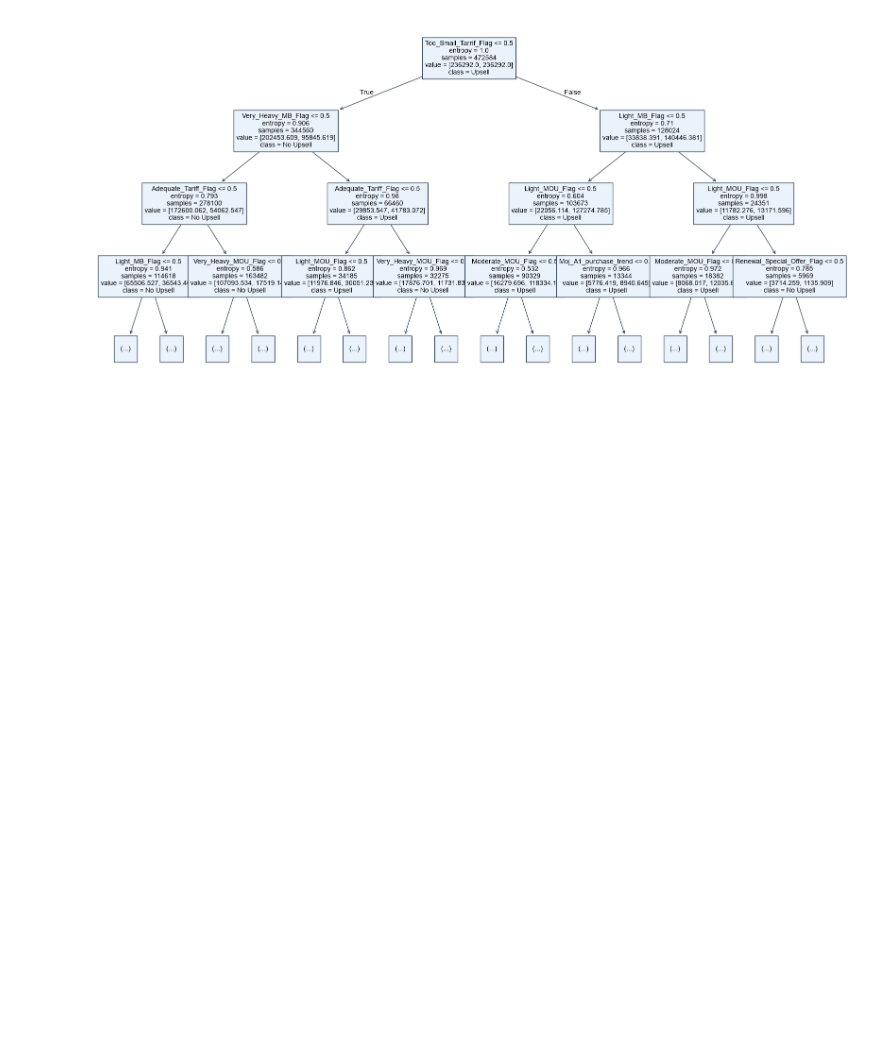
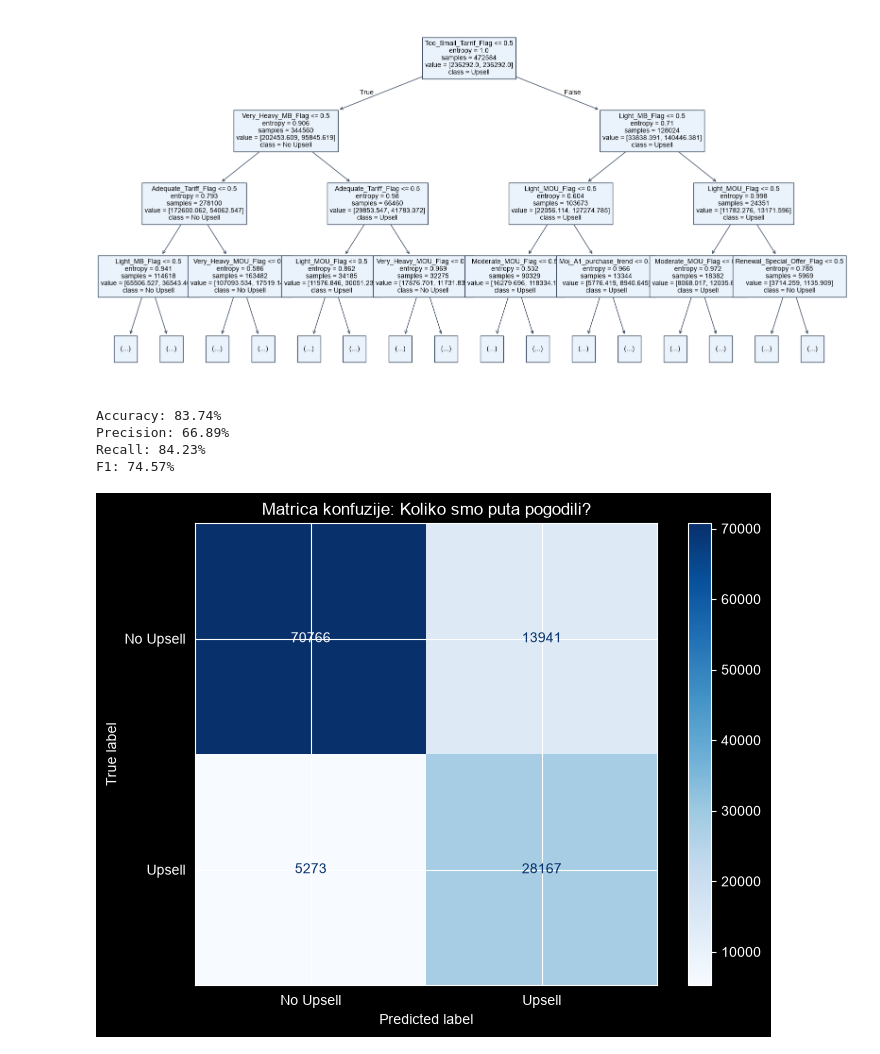
Before and after one commit to ticketflow1/upsell-prediction, a Jupyter notebook: A1.ipynb, the cells around one changed output. Drawn from its saved outputs; the diff is of its cells as text; code cells hidden in the pictures; blank space fills up the shorter version.

Commit message:
Metrike, matrica konfuzije i analiza

```diff
--- a/A1.ipynb
+++ b/A1.ipynb
@@ -175,3 +175,32 @@ for k in kutije:
 plt.show()
 # %% [output]
 [figure]
+# %%
+from sklearn.metrics import accuracy_score, recall_score, precision_score, f1_score
+y_pred = tree.predict(X_test)
+print(f"Accuracy: {accuracy_score(y_test, y_pred):.2%}")
+print(f"Precision: {precision_score(y_test, y_pred):.2%}")
+recall = recall_score(y_test, y_pred)
+
+print(f"Recall: {recall:.2%}")
+print(f"F1: {f1_score(y_test, y_pred):.2%}")
+# %% [output]
+Accuracy: 83.74%
+Precision: 66.89%
+Recall: 84.23%
+F1: 74.57%
+# %%
+from sklearn.metrics import confusion_matrix, ConfusionMatrixDisplay
+
+y_pred = tree.predict(X_test)
+
+cm = confusion_matrix(y_test, y_pred)
+print(cm)
+disp = ConfusionMatrixDisplay(confusion_matrix=cm, display_labels=['No Upsell', 'Upsell'])
+
+fig, ax = plt.subplots(figsize=(8, 6))
+disp.plot(cmap='Blues', ax=ax)
+plt.title("Matrica konfuzije: Koliko smo puta pogodili?")
+plt.show()
+# %% [output]
+[figure, added]
```
Also changed, not shown: parts of 1 cell of this notebook.
